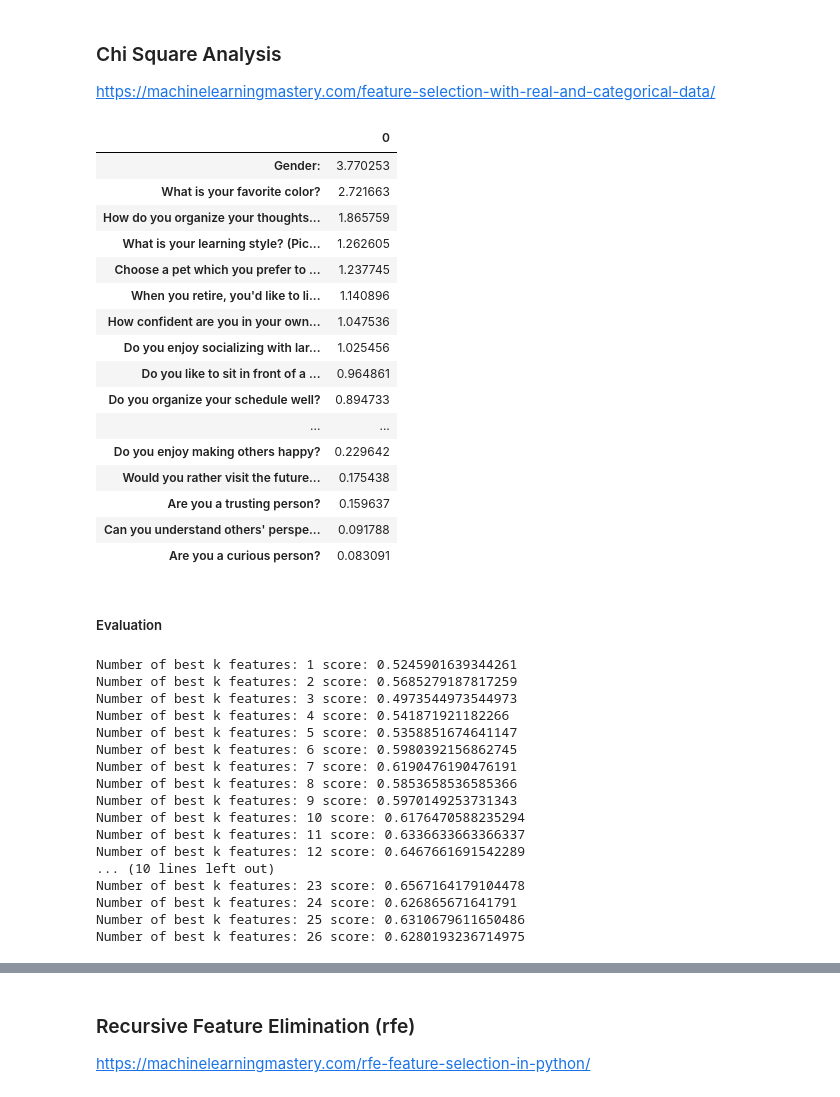
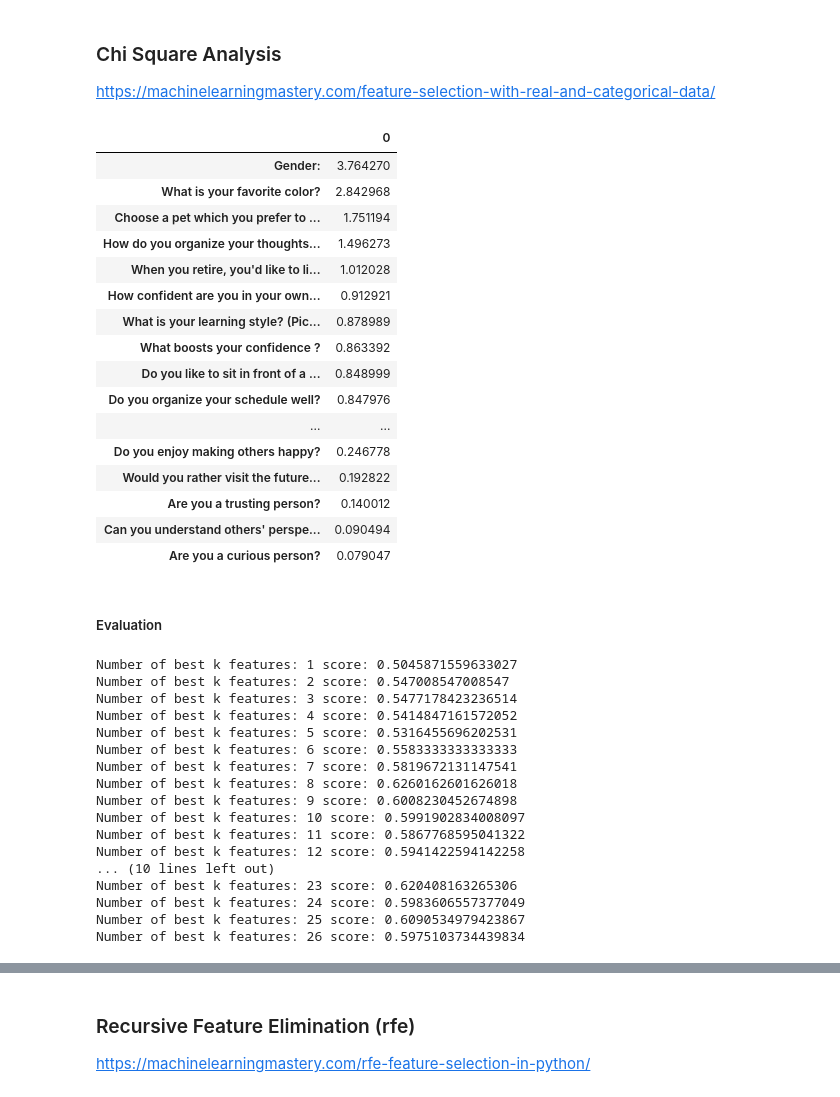
Before and after one commit to Shuhxian/Self_Love_App, a Jupyter notebook: Machine_Learning.ipynb, the cells around one changed output, grey strips where cells are left out. Cells and saved outputs as stored; diff of their text form; code cells hidden in the pictures.

```diff
--- a/Machine_Learning.ipynb
+++ b/Machine_Learning.ipynb
@@ -114,8 +114,9 @@ x
 x = df_norm.iloc[:, :64]
 y = df_norm.iloc[:, 64:]
 # %%
+test_size = 0.25
 x_numpy, y_numpy = x.to_numpy(), y.to_numpy()
-x_train, x_test, y_train, y_test = train_test_split(x_numpy, y_numpy, test_size=0.25, random_state=seed)
+x_train, x_test, y_train, y_test = train_test_split(x_numpy, y_numpy, test_size=test_size, random_state=seed)
 print("Number of train dataset:", len(x_train))
 print("Number of test dataset:", len(x_test))
 # %% [output]
@@ -307,29 +333,29 @@ https://machinelearningmastery.com/feature-selection-with-real-and-categorical-d
 # %%
 # label encoding is used instead of one-hot encoding because one-hot encoding will create many features for one question
 # but label encoding is able to perform chi-square test between a single question as a whole and the hobby
 x_df, y_df = label_encoding(df_cleaned)
 # only evaluate on train data to prevent data leakage
-x_train_label_encoded, _, y_train, _ = train_test_split(x_df.to_numpy(), y_df.to_numpy(), test_size=0.2, random_state=seed)
+x_train_label_encoded, _, y_train, _ = train_test_split(x_df.to_numpy(), y_df.to_numpy(), test_size=test_size, random_state=seed)
 chi2_result = chi2_analysis(x_train_label_encoded, x_df, y_train)
 chi2_result
 # %% [output]
 |  | 0 |
-| Gender: | 3.770253 |
-| What is your favorite color? | 2.721663 |
-| How do you organize your thoughts... | 1.865759 |
-| What is your learning style? (Pic... | 1.262605 |
-| Choose a pet which you prefer to ... | 1.237745 |
-| When you retire, you'd like to li... | 1.140896 |
-| How confident are you in your own... | 1.047536 |
-| Do you enjoy socializing with lar... | 1.025456 |
-| Do you like to sit in front of a ... | 0.964861 |
-| Do you organize your schedule well? | 0.894733 |
+| Gender: | 3.764270 |
+| What is your favorite color? | 2.842968 |
+| Choose a pet which you prefer to ... | 1.751194 |
+| How do you organize your thoughts... | 1.496273 |
+| When you retire, you'd like to li... | 1.012028 |
+| How confident are you in your own... | 0.912921 |
+| What is your learning style? (Pic... | 0.878989 |
+| What boosts your confidence ? | 0.863392 |
+| Do you like to sit in front of a ... | 0.848999 |
+| Do you organize your schedule well? | 0.847976 |
 | ... | ... |
-| Do you enjoy making others happy? | 0.229642 |
-| Would you rather visit the future... | 0.175438 |
-| Are you a trusting person? | 0.159637 |
-| Can you understand others' perspe... | 0.091788 |
-| Are you a curious person? | 0.083091 |
+| Do you enjoy making others happy? | 0.246778 |
+| Would you rather visit the future... | 0.192822 |
+| Are you a trusting person? | 0.140012 |
+| Can you understand others' perspe... | 0.090494 |
+| Are you a curious person? | 0.079047 |
 # %% [markdown]
 ##### Evaluation
 # %%
@@ -343,27 +369,27 @@ for i in range(len(chi2_result.index)):
   best_k_features = select_best_k_features(chi2_result, k=i+1)
   x = filter_features(best_k_features, df_norm)
   x_numpy, y_numpy = x.to_numpy(), y.to_numpy()
-  x_train, x_test, y_train, y_test = train_test_split(x_numpy, y_numpy, test_size=0.2, random_state=seed)
+  x_train, x_test, y_train, y_test = train_test_split(x_numpy, y_numpy, test_size=test_size, random_state=seed)
   clf = GridSearchCV(BinaryRelevance(), params, cv=5, n_jobs=-1, scoring=scoring)
   clf.fit(x_train, y_train)
   y_pred = clf.predict(x_test)
   score = f1_score(y_test, y_pred, average="micro")
   print("Number of best k features:", len(best_k_features), "score:",score)
 # %% [output]
-Number of best k features: 1 score: 0.5245901639344261
-Number of best k features: 2 score: 0.5685279187817259
-Number of best k features: 3 score: 0.4973544973544973
-Number of best k features: 4 score: 0.541871921182266
-Number of best k features: 5 score: 0.5358851674641147
-Number of best k features: 6 score: 0.5980392156862745
-Number of best k features: 7 score: 0.6190476190476191
-Number of best k features: 8 score: 0.5853658536585366
-Number of best k features: 9 score: 0.5970149253731343
-Number of best k features: 10 score: 0.6176470588235294
-Number of best k features: 11 score: 0.6336633663366337
-Number of best k features: 12 score: 0.6467661691542289
+Number of best k features: 1 score: 0.5045871559633027
+Number of best k features: 2 score: 0.547008547008547
+Number of best k features: 3 score: 0.5477178423236514
+Number of best k features: 4 score: 0.5414847161572052
+Number of best k features: 5 score: 0.5316455696202531
+Number of best k features: 6 score: 0.5583333333333333
+Number of best k features: 7 score: 0.5819672131147541
+Number of best k features: 8 score: 0.6260162601626018
+Number of best k features: 9 score: 0.6008230452674898
+Number of best k features: 10 score: 0.5991902834008097
+Number of best k features: 11 score: 0.5867768595041322
+Number of best k features: 12 score: 0.5941422594142258
 ... (10 lines left out)
-Number of best k features: 23 score: 0.6567164179104478
-Number of best k features: 24 score: 0.626865671641791
-Number of best k features: 25 score: 0.6310679611650486
-Number of best k features: 26 score: 0.6280193236714975
+Number of best k features: 23 score: 0.620408163265306
+Number of best k features: 24 score: 0.5983606557377049
+Number of best k features: 25 score: 0.6090534979423867
+Number of best k features: 26 score: 0.5975103734439834
```
Also changed, not shown: parts of 13 cells of this notebook.
